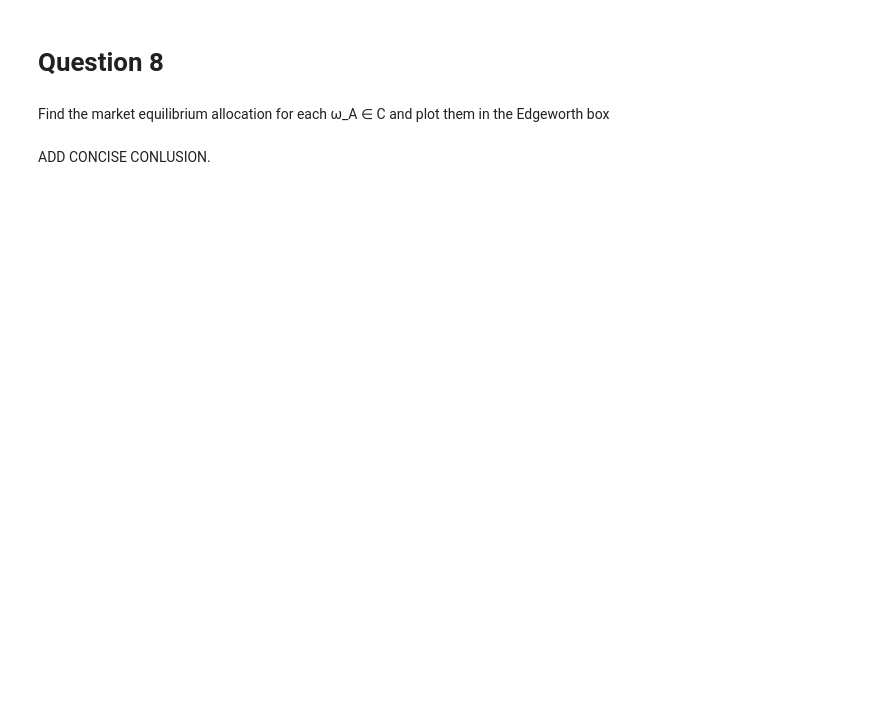
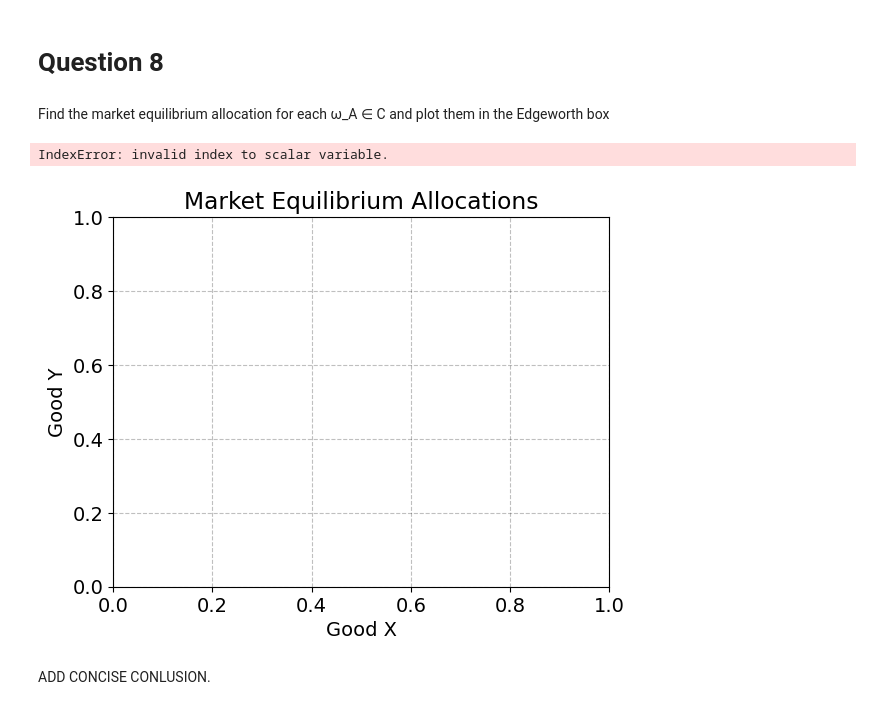
Before and after one commit to NumEconCopenhagen/projects-2024-petra-maritza-noah, a Jupyter notebook: inauguralproject/Maritza-trying.ipynb, the cells around one changed output. Drawn from its saved outputs; the diff is of its cells as text; code cells hidden in the pictures; blank space fills up the shorter version.

```diff
--- a/inauguralproject/Maritza-trying.ipynb
+++ b/inauguralproject/Maritza-trying.ipynb
@@ -401,2 +543,51 @@ Find the market equilibrium allocation for each ω_A ∈ C and plot them in the
+# %%
+# Working on it
+
+import numpy as np
+import matplotlib.pyplot as plt
+from scipy.optimize import minimize
+
+# utility function for Agent A and B
+
+# Initial endowment allocations for Agent A and Agent B
+omegaA1 = np.array([10, 10])
+omegaA2 = np.array([10, 10])
+omegaB1 = np.array([10, 10])
+omegaB2 = np.array([10, 10])
+
+# Define the market equilibrium function to be minimized
+def market_equilibrium_allocation(x):
+    x_A, y_A, x_B, y_B = x
+    return -(utility_A(x_A, y_A) + utility_B(x_B, y_B))
+
+# Define constraints for optimization
+constraints = ({'type': 'eq', 'fun': lambda x: omegaA1[0] - x[0] - x[2]},
+               {'type': 'eq', 'fun': lambda x: omegaA2[1] - x[1] - x[3]},
+               {'type': 'eq', 'fun': lambda x: omegaB1[0] + x[0] - x[2]},
+               {'type': 'eq', 'fun': lambda x: omegaB2[1] + x[1] - x[3]})
+
+# Find the market equilibrium allocation for each omega A ∈ C
+C = np.linspace(0, 20, 100)  # Set of possible endowments for agent A
+equilibrium_allocations = []
+for omegaA1 in C:
+    # Set the new endowment for agent A
+    omega_A[0] = np.array([omegaA1, omegaA[1]])
+    # Perform optimization to find equilibrium allocation
+    result = minimize(market_equilibrium_allocation, [0, 0, 0, 0], constraints=constraints)
+    equilibrium_allocations.append(result.x)
+# %% [output]
+IndexError: invalid index to scalar variable.
+# %%
+# Plotting the Edgeworth box
+fig, ax = plt.subplots()
+for allocation in equilibrium_allocations:
+    ax.plot(allocation[0], allocation[1], 'bo')  # Plot agent A's allocation
+plt.xlabel('Good X')
+plt.ylabel('Good Y')
+plt.title('Market Equilibrium Allocations')
+plt.grid(True)
+plt.show()
+# %% [output]
+[figure, added]
 # %% [markdown]
 ADD CONCISE CONLUSION.
```
Also changed, not shown: parts of 15 cells of this notebook, 1 other file.
